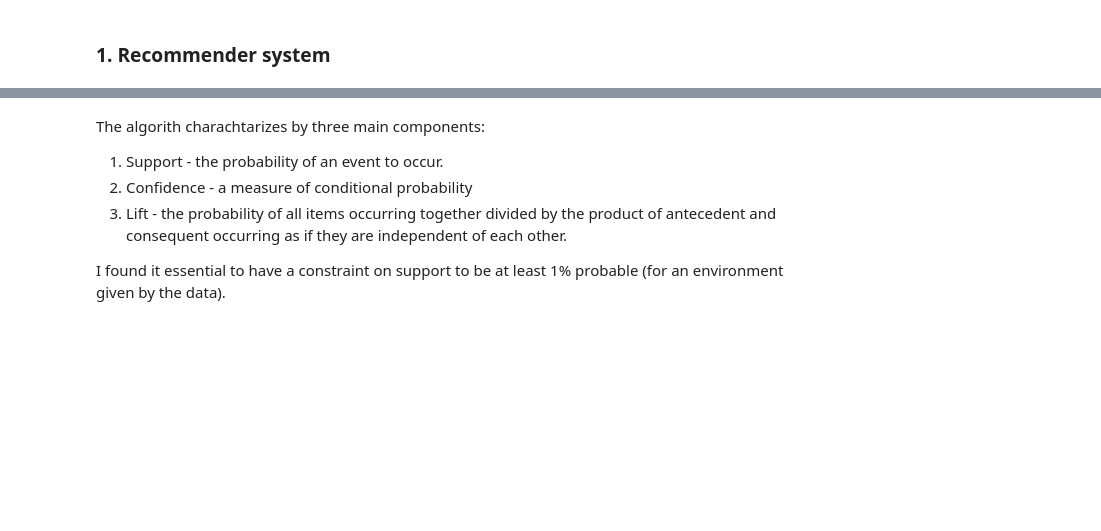
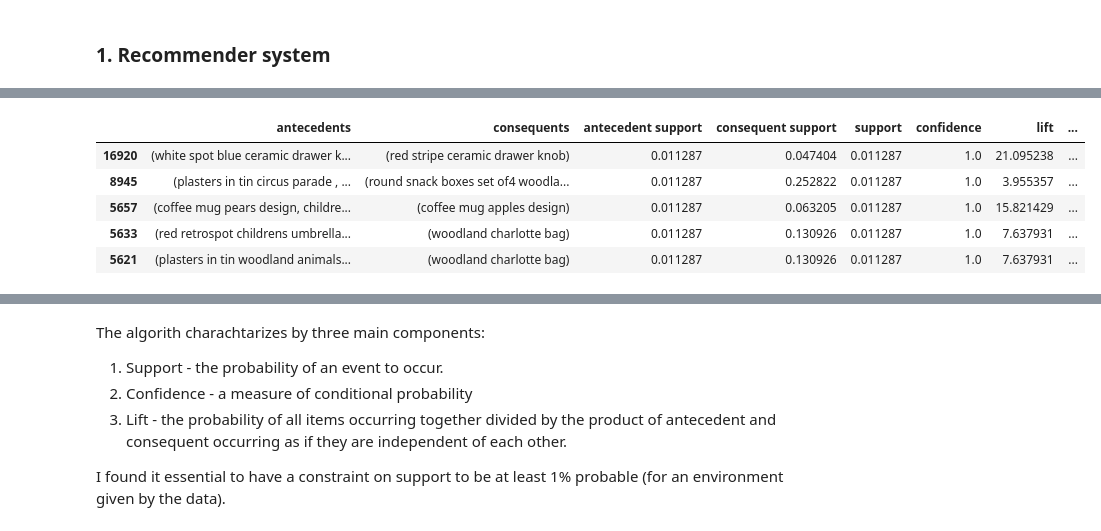
Before and after one commit to DanisAlukaev/Data-Mining, a Jupyter notebook: session01/4. Modeling.ipynb, the cells around one changed output, grey strips where cells are left out. Saved outputs shown, nothing was run; the diff lists cells and outputs as text; code cells hidden in the pictures; blank space fills up the shorter version.

```diff
--- a/session01/4. Modeling.ipynb
+++ b/session01/4. Modeling.ipynb
@@ -181,0 +204,3 @@ df_items = df_uk.groupby(['InvoiceNo', 'Description'])['Quantity'].sum().unstack
+# %%
+item_set_ger = run_apriori("Germany")
+item_set_ger.head()
@@ -181,0 +214,10 @@ df_items = df_uk.groupby(['InvoiceNo', 'Description'])['Quantity'].sum().unstack
+# %%
+rules = association_rules(item_set_ger, metric="support", min_threshold=0.01)
+rules.sort_values(by='antecedent support').head()
+# %% [output]
+|  | antecedents | consequents | antecedent support | consequent support | support | confidence | lift | ... |
+| 16920 | (white spot blue ceramic drawer k... | (red stripe ceramic drawer knob) | 0.011287 | 0.047404 | 0.011287 | 1.0 | 21.095238 | ... |
+| 8945 | (plasters in tin circus parade , ... | (round snack boxes set of4 woodla... | 0.011287 | 0.252822 | 0.011287 | 1.0 | 3.955357 | ... |
+| 5657 | (coffee mug pears design, childre... | (coffee mug apples design) | 0.011287 | 0.063205 | 0.011287 | 1.0 | 15.821429 | ... |
+| 5633 | (red retrospot childrens umbrella... | (woodland charlotte bag) | 0.011287 | 0.130926 | 0.011287 | 1.0 | 7.637931 | ... |
+| 5621 | (plasters in tin woodland animals... | (woodland charlotte bag) | 0.011287 | 0.130926 | 0.011287 | 1.0 | 7.637931 | ... |
```
Also changed, not shown: parts of 16 cells of this notebook, 1 other file.
